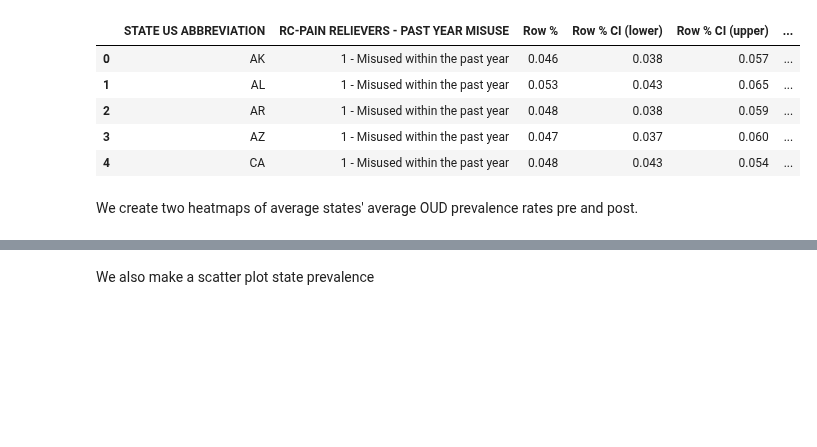
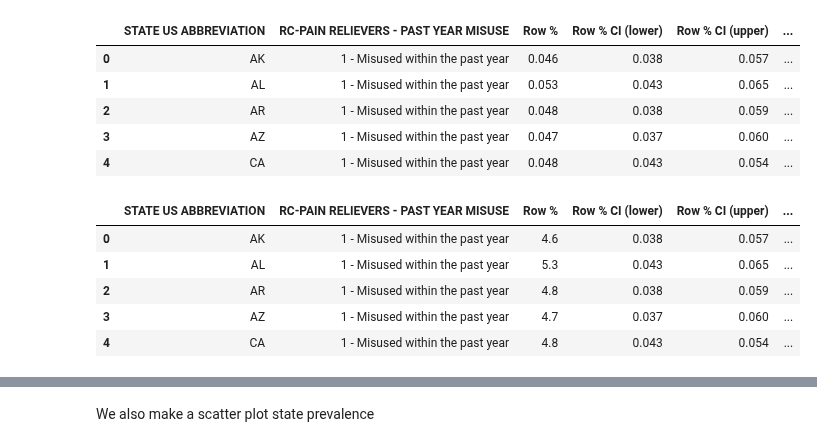
Before and after one commit to riverar9/data-602-final-project, a Jupyter notebook: Final_project_analysis.ipynb, the cells around one changed output, grey strips where cells are left out. Cells and saved outputs as stored; diff of their text form; code cells hidden in the pictures; blank space fills up the shorter version.

```diff
--- a/Final_project_analysis.ipynb
+++ b/Final_project_analysis.ipynb
@@ -348,5 +348,3 @@ working_df.head()
 | 2 | AR | 1 - Misused within the past year | 0.048 | 0.038 | 0.059 | ... |
 | 3 | AZ | 1 - Misused within the past year | 0.047 | 0.037 | 0.060 | ... |
 | 4 | CA | 1 - Misused within the past year | 0.048 | 0.043 | 0.054 | ... |
-# %% [markdown]
-We create two heatmaps of average states' average OUD prevalence rates pre and post.
@@ -354,0 +351,11 @@ We create two heatmaps of average states' average OUD prevalence rates pre and p
+# %%
+# Scale the row % to make it easier to understand in the plots below
+working_df['Row %'] = working_df['Row %'] * 100
+working_df.head()
+# %% [output]
+|  | STATE US ABBREVIATION | RC-PAIN RELIEVERS - PAST YEAR MISUSE | Row % | Row % CI (lower) | Row % CI (upper) | ... |
+| 0 | AK | 1 - Misused within the past year | 4.6 | 0.038 | 0.057 | ... |
+| 1 | AL | 1 - Misused within the past year | 5.3 | 0.043 | 0.065 | ... |
+| 2 | AR | 1 - Misused within the past year | 4.8 | 0.038 | 0.059 | ... |
+| 3 | AZ | 1 - Misused within the past year | 4.7 | 0.037 | 0.060 | ... |
+| 4 | CA | 1 - Misused within the past year | 4.8 | 0.043 | 0.054 | ... |
```
Also changed, not shown: parts of 8 cells of this notebook, 1 other file.
